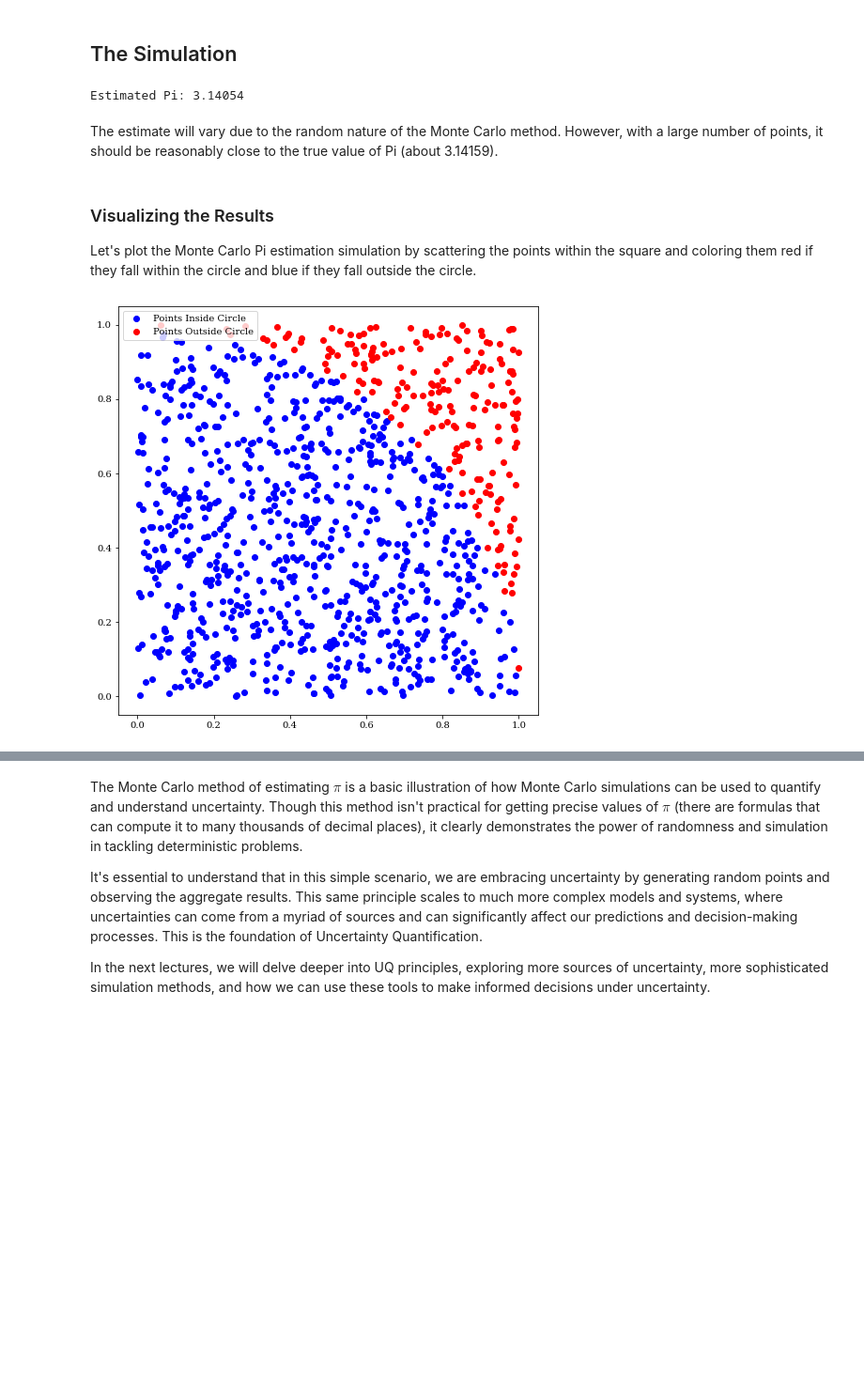
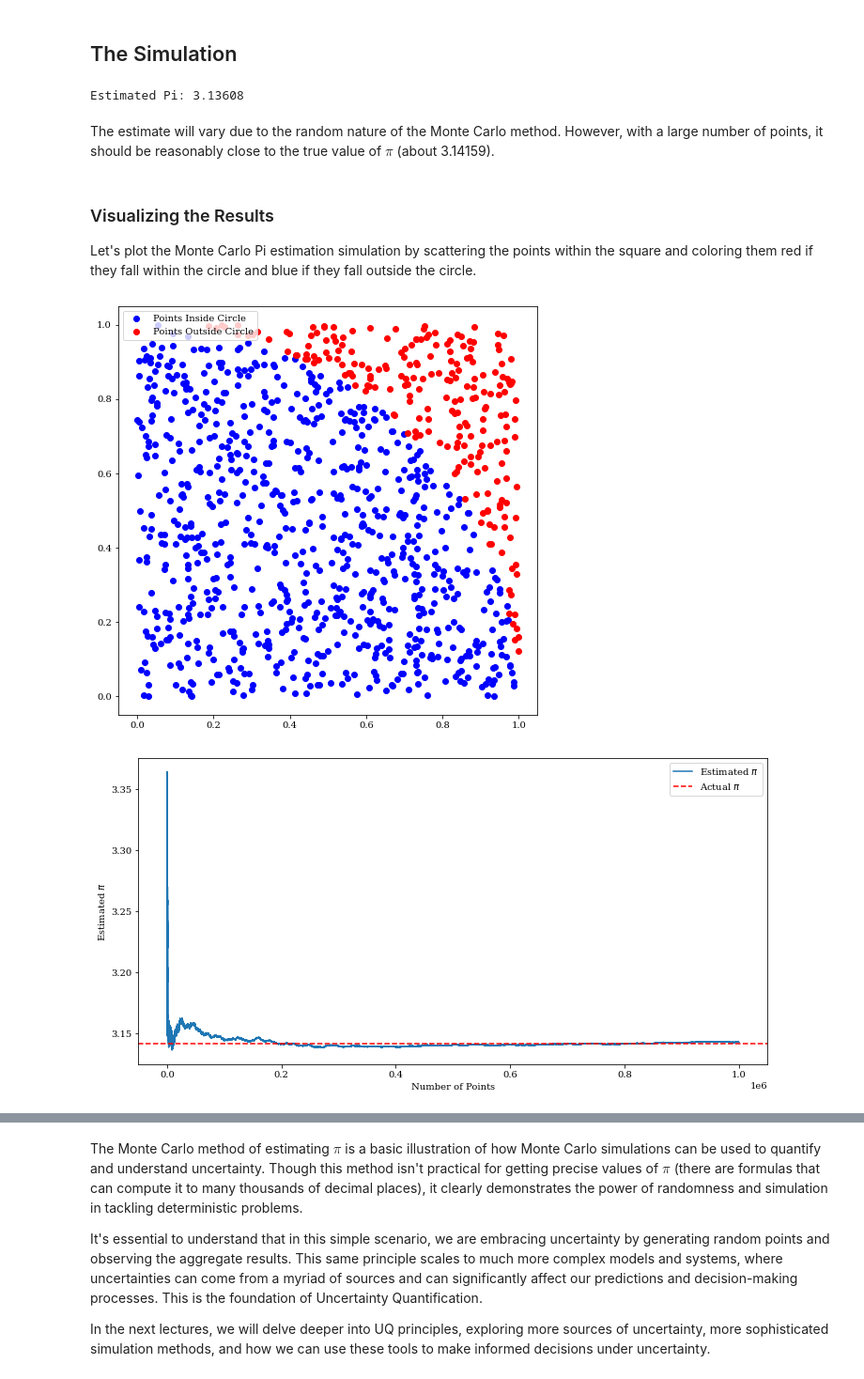
Before and after one commit to GBdeMiranda/UQ-SA_course, a Jupyter notebook: 0101_monte_carlo_pi.ipynb, the cells around one changed output, grey strips where cells are left out. Shown at 94% size. Cells and saved outputs as stored; diff of their text form; code cells hidden in the pictures; blank space fills up the shorter version.

```diff
--- a/0101_monte_carlo_pi.ipynb
+++ b/0101_monte_carlo_pi.ipynb
@@ -39,7 +39,7 @@ plt.rcParams["font.family"] = "serif"
 # %% [markdown]
 ## The Simulation
 # %%
-num_points = 1_000_000  # Number of points to generate
+num_points = 100_000  # Number of points to generate
 
 points_inside_circle = 0 # Counter to hold how many points fall within the quarter circle
 
@@ -55,9 +55,9 @@ for _ in range(num_points):
 pi_estimate = 4 * points_inside_circle / num_points
 print(f"Estimated Pi: {pi_estimate}")
 # %% [output]
-Estimated Pi: 3.14054
+Estimated Pi: 3.13608
 # %% [markdown]
-The estimate will vary due to the random nature of the Monte Carlo method. However, with a large number of points, it should be reasonably close to the true value of Pi (about 3.14159).
+The estimate will vary due to the random nature of the Monte Carlo method. However, with a large number of points, it should be reasonably close to the true value of $\pi$ (about 3.14159).
 # %% [markdown]
 ### Visualizing the Results
 
@@ -89,4 +89,39 @@ plt.scatter(x_outside, y_outside, color='r', label='Points Outside Circle')
 plt.legend()
 plt.show()
 # %% [output]
-[figure, old version]
+[figure, new version]
+# %%
+pi_estimations = []
+points_inside_circle = 0
+num_points = 100
+for i in range(num_points):
+    x = random.random()
+    y = random.random()
+
+    if math.sqrt(x**2 + y**2) <= 1.0:
+        points_inside_circle += 1
+
+pi_estimation = 4 * points_inside_circle / (num_points+1)
+pi_estimations.append(pi_estimation)
+
+while num_points < 1_000_000:
+    x = random.random()
+    y = random.random()
+
+    if math.sqrt(x**2 + y**2) <= 1.0:
+        points_inside_circle += 1
+
+    pi_estimation = 4 * points_inside_circle / num_points
+
+    pi_estimations.append(pi_estimation)
+    num_points += 1
+
+plt.figure(figsize=(12, 6))
+plt.plot( [ i for i in range(99, 1_000_000) ], pi_estimations, label=r'Estimated $\pi$')
+plt.axhline(y=math.pi, color='r', linestyle='--', label=r'Actual $\pi$')
+plt.xlabel('Number of Points')
+plt.ylabel(r'Estimated $\pi$')
+plt.legend()
+plt.show()
+# %% [output]
+[figure, added]
```
Also changed, not shown: parts of 1 cell of this notebook.
